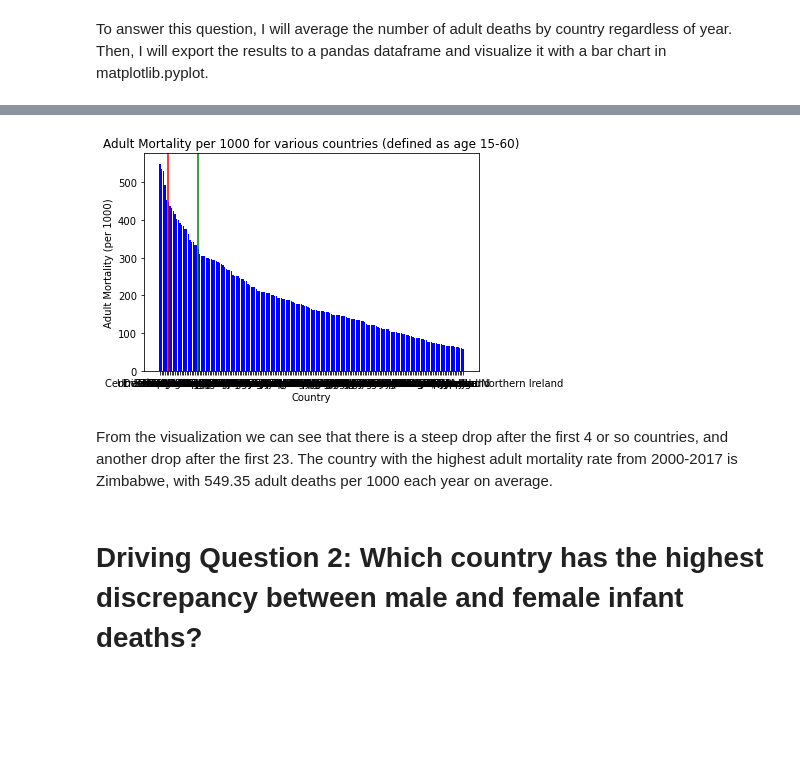
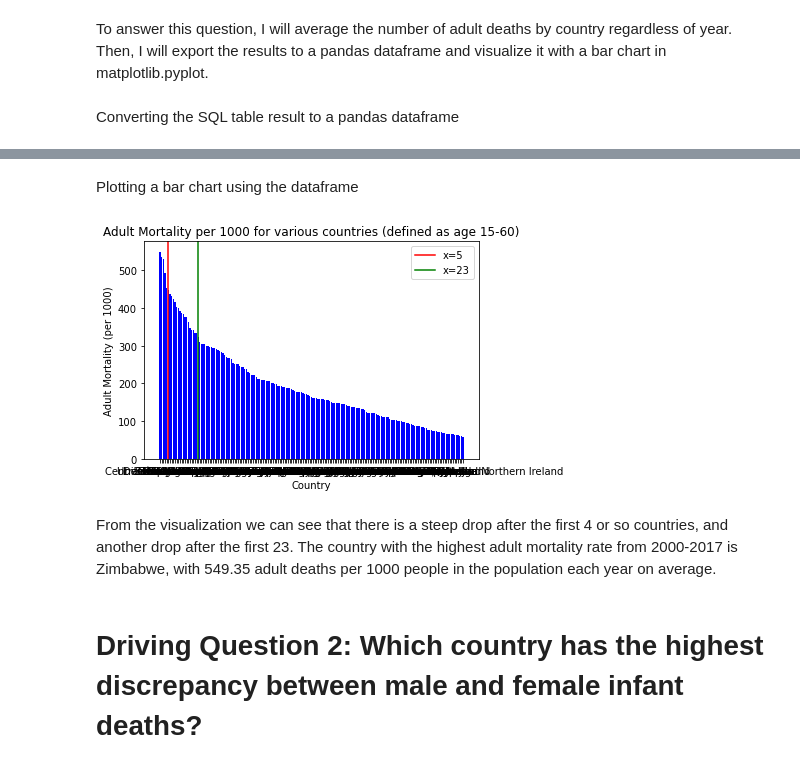
Before and after one commit to jboe0696/SGH-Take-Home-Exercise, a Jupyter notebook: SGH Take-Home Exercise - Boey Jit Ming Benjamin.ipynb, the cells around one changed output, grey strips where cells are left out. Drawn from its saved outputs; the diff is of its cells as text; code cells hidden in the pictures; blank space fills up the shorter version.

```diff
--- a/SGH Take-Home Exercise - Boey Jit Ming Benjamin.ipynb
+++ b/SGH Take-Home Exercise - Boey Jit Ming Benjamin.ipynb
@@ -366,6 +366,8 @@ FROM adult
 GROUP BY country
 ORDER BY AVG(adult_mortality_both) DESC
 """).fetchall()
+# %% [markdown]
+Converting the SQL table result to a pandas dataframe
 # %%
 dq1_df = pd.DataFrame(dq1, columns=['country', 'adult_mortality'])
 print(dq1_df)
@@ -384,18 +386,21 @@ print(dq1_df)
 182                   Iceland        59.117647
 
 [183 rows x 2 columns]
+# %% [markdown]
+Plotting a bar chart using the dataframe
 # %%
 plt.bar(dq1_df['country'], dq1_df['adult_mortality'], color='b')
-plt.axvline(x=5, color='r')
-plt.axvline(x=23, color = 'g')
+plt.axvline(x=5, color='r', label = 'x=5')
+plt.axvline(x=23, color = 'g', label = 'x=23')
 plt.xlabel("Country")
 plt.ylabel("Adult Mortality (per 1000)")
 plt.title("Adult Mortality per 1000 for various countries (defined as age 15-60)")
+plt.legend()
 plt.show()
 # %% [output]
-[figure, old version]
+[figure, new version]
 # %% [markdown]
-From the visualization we can see that there is a steep drop after the first 4 or so countries, and another drop after the first 23. The country with the highest adult mortality rate from 2000-2017 is Zimbabwe, with 549.35 adult deaths per 1000 each year on average.
+From the visualization we can see that there is a steep drop after the first 4 or so countries, and another drop after the first 23. The country with the highest adult mortality rate from 2000-2017 is Zimbabwe, with 549.35 adult deaths per 1000 people in the population each year on average.
 # %% [markdown]
 # Driving Question 2: Which country has the highest discrepancy between male and female infant deaths?
 # %% [markdown]
```
Also changed, not shown: parts of 31 cells of this notebook, 1 other file.
